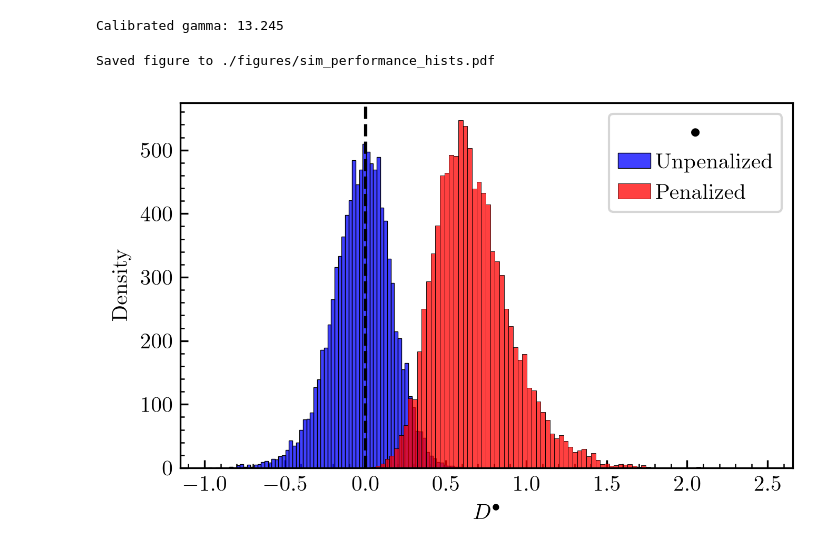
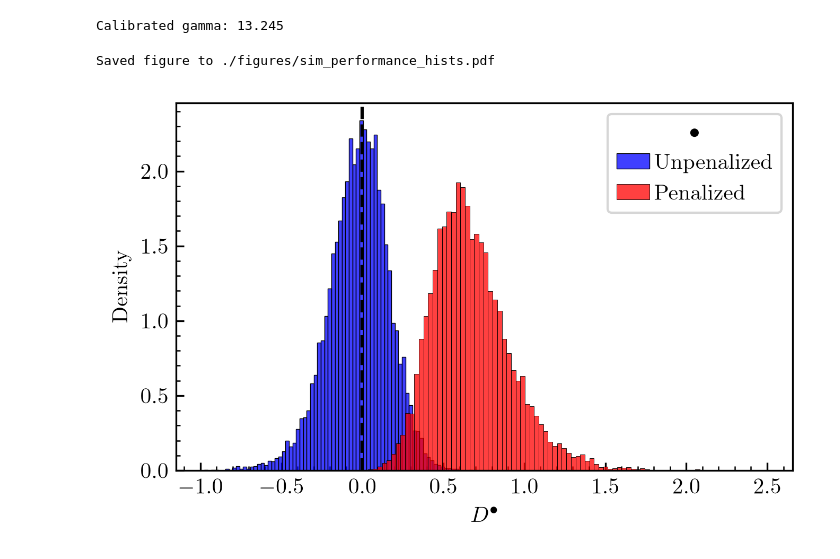
Before and after one commit to brianceco/apm-in-cem, a Jupyter notebook: notebooks/3_backtest.ipynb, the cells around one changed output. Drawn from its saved outputs; the diff is of its cells as text; code cells hidden in the pictures.

Commit message:
changed sim hists from count to density

```diff
--- a/notebooks/3_backtest.ipynb
+++ b/notebooks/3_backtest.ipynb
@@ -408,27 +408,27 @@ Calibrated gamma: 13.245
 # %%
 # plotting histograms of differences in terminal log relative values for unpenalized vs penalized strategies
 fig, ax = plt.subplots(1, 1)
 ax.axvline(0, color="black", linestyle="--")
 
 gross_log_diff = (
     gross_log_V_bulk_dict["lbda"].iloc[-1] - gross_log_V_bulk_dict["lbda_0"].iloc[-1]
 )
 net_log_diff = (
     net_log_V_bulk_dict["lbda"].iloc[-1] - net_log_V_bulk_dict["lbda_0"].iloc[-1]
 )
 
-sns.histplot(gross_log_diff, ax=ax, color="b", label="Unpenalized")
+sns.histplot(gross_log_diff, ax=ax, color="b", label="Unpenalized", stat="density")
 
-sns.histplot(net_log_diff, ax=ax, color="r", label="Penalized")
+sns.histplot(net_log_diff, ax=ax, color="r", label="Penalized", stat="density")
 
 ax.set_ylabel("Density")
 ax.set_xlabel("$D^\\bullet$")
 
 ax.legend(title="$\\bullet$")
 
 save_path = FIGURES / "sim_performance_hists.pdf"
 plt.savefig(save_path, format="pdf", dpi=600)
 print(f"Saved figure to {relative_path(save_path)}")
 # %% [output]
 Saved figure to ./figures/sim_performance_hists.pdf
-[figure, old version]
+[figure, new version]
```
